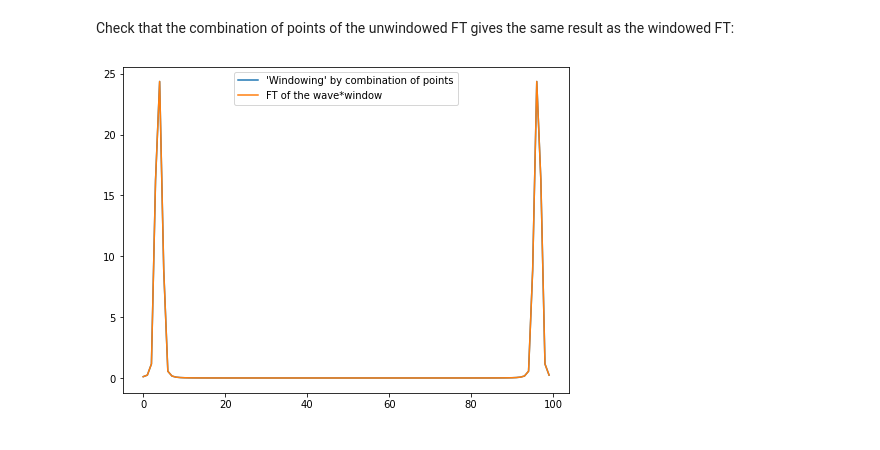
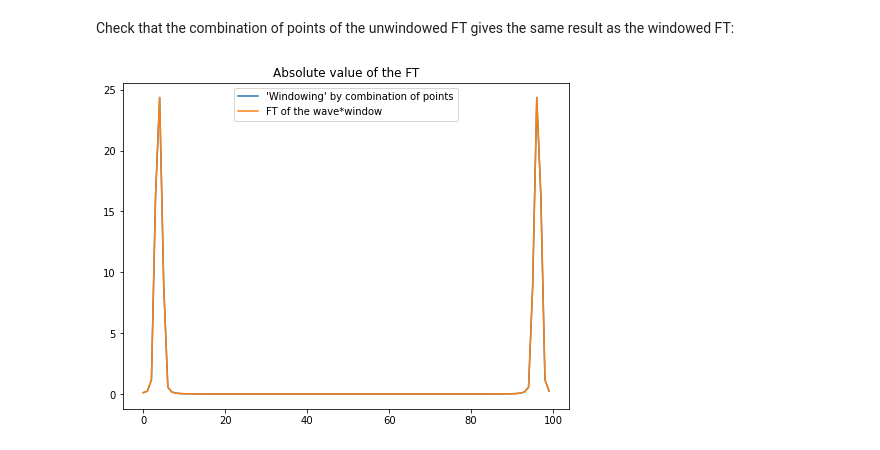
Before and after one commit to victoria-sofy/phys512-2020, a Jupyter notebook: assignment4_FT.ipynb, the cells around one changed output. Saved outputs shown, nothing was run; the diff lists cells and outputs as text; code cells hidden in the pictures.

```diff
--- a/assignment4_FT.ipynb
+++ b/assignment4_FT.ipynb
@@ -177,13 +177,14 @@ Check that the combination of points of the unwindowed FT gives the same result
 # %%
 def windowed(ft):
     N = len(ft)
     wft = [ft[i]*1/2 - shift(ft, -1)[i]*1/4 - shift(ft, 1)[i]*1/4 for i in range(N)]
     return np.array(wft)
 
 plt.figure(figsize = (8,6))
 plt.plot(np.abs(windowed(sin_ft)), label = '\'Windowing\' by combination of points')
 plt.plot(np.abs(np.fft.fft(wy)), label = 'FT of the wave*window')
+plt.title('Absolute value of the FT')
 plt.legend()
 plt.show()
 # %% [output]
-[figure, old version]
+[figure, new version]
```
Also changed, not shown: parts of 1 cell of this notebook, 1 other file.
